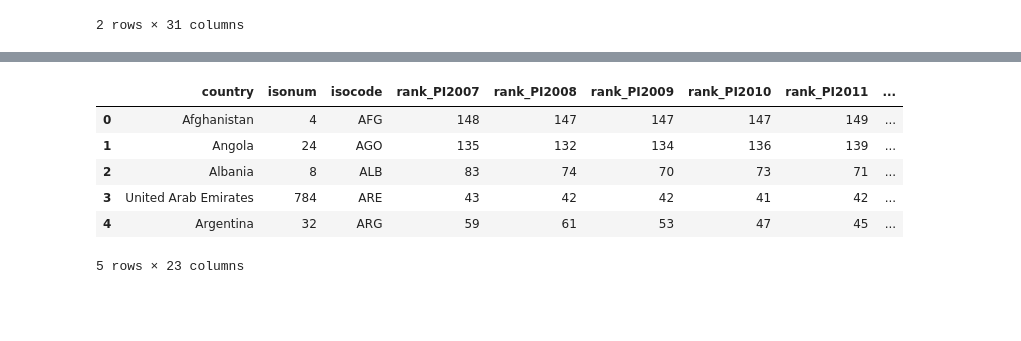
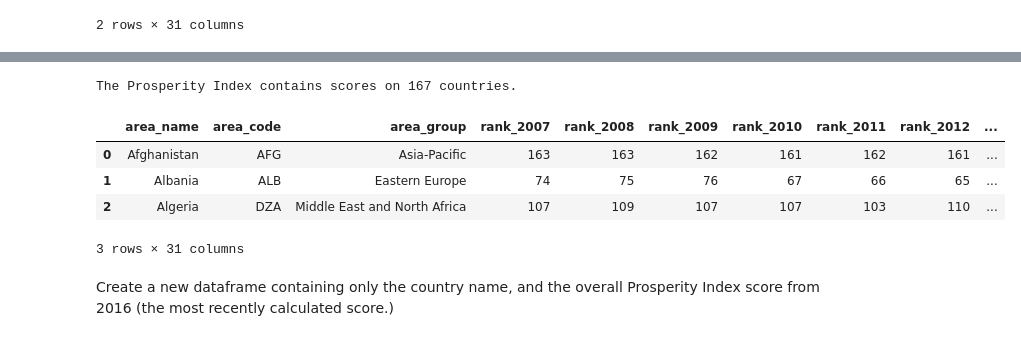
Before and after one commit to EmFib/Mass-Protests, a Jupyter notebook: users/MassMobilization_Paul.ipynb, the cells around one changed output, grey strips where cells are left out. Drawn from its saved outputs; the diff is of its cells as text; code cells hidden in the pictures; blank space fills up the shorter version.

Commit message:
Lots of renaming Prosperity countries to Mass protest countries

```diff
--- a/users/MassMobilization_Paul.ipynb
+++ b/users/MassMobilization_Paul.ipynb
@@ -11,2 +19,2 @@ mass.head(2)
 # %%
-prosperity_df = pd.read_excel('../data/Prosperity_Index.xlsx', sheet_name=1)
+prosperity_df = pd.read_excel('../data/Legatum_Prosperity_Index_Full_2020_Data_Set.xlsx', sheet_name=0)
@@ -57,10 +21,12 @@ There are 166 countries.
+# %%
+print (f'The Prosperity Index contains scores on {prosperity_df.shape[0]} countries.')
+# %% [output]
+The Prosperity Index contains scores on 167 countries.
 # %%
-prosperity_df.head()
+prosperity_df.head(3)
 # %% [output]
-|  | country | isonum | isocode | rank_PI2007 | rank_PI2008 | rank_PI2009 | rank_PI2010 | rank_PI2011 | ... |
-| 0 | Afghanistan | 4 | AFG | 148 | 147 | 147 | 147 | 149 | ... |
-| 1 | Angola | 24 | AGO | 135 | 132 | 134 | 136 | 139 | ... |
-| 2 | Albania | 8 | ALB | 83 | 74 | 70 | 73 | 71 | ... |
-| 3 | United Arab Emirates | 784 | ARE | 43 | 42 | 42 | 41 | 42 | ... |
-| 4 | Argentina | 32 | ARG | 59 | 61 | 53 | 47 | 45 | ... |
+|  | area_name | area_code | area_group | rank_2007 | rank_2008 | rank_2009 | rank_2010 | rank_2011 | rank_2012 | ... |
+| 0 | Afghanistan | AFG | Asia-Pacific | 163 | 163 | 162 | 161 | 162 | 161 | ... |
+| 1 | Albania | ALB | Eastern Europe | 74 | 75 | 76 | 67 | 66 | 65 | ... |
+| 2 | Algeria | DZA | Middle East and North Africa | 107 | 109 | 107 | 107 | 103 | 110 | ... |
-5 rows × 23 columns
+3 rows × 31 columns
@@ -68,0 +33,2 @@ country_PI_df = prosperity_df[['country','PI2016']].copy()
+# %% [markdown]
+Create a new dataframe containing only the country name, and the overall Prosperity Index score from 2016 (the most recently calculated score.)
```
Also changed, not shown: parts of 68 cells of this notebook, 1 other file.
